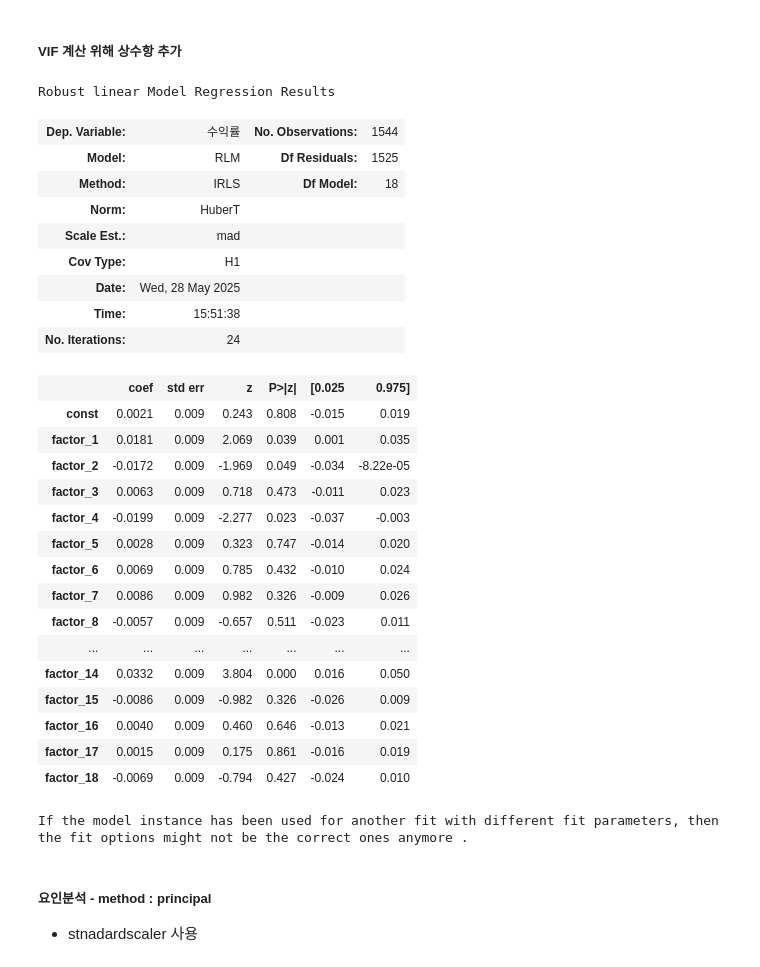
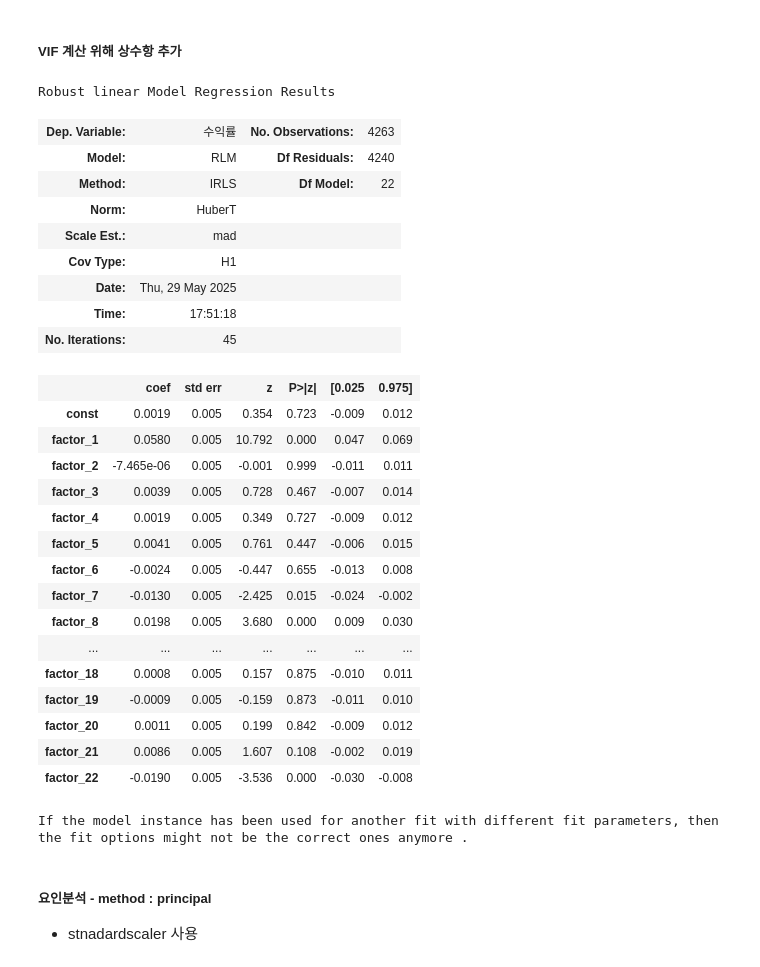
Before and after one commit to JungSeungwon98/ubion_project1, a Jupyter notebook: factor_analysis_with_rlm.ipynb, the cells around one changed output. Saved outputs shown, nothing was run; the diff lists cells and outputs as text; code cells hidden in the pictures.

```diff
--- a/factor_analysis_with_rlm.ipynb
+++ b/factor_analysis_with_rlm.ipynb
@@ -19,4 +31,5 @@ warnings.filterwarnings('ignore')
 # %% [markdown]
 ## 2. 데이터 불러오기
 # %%
-ts_rtn_df = pd.read_excel('data/ts_rtn.xlsx',dtype={'주식코드' : str})
+ts_rtn_df = pd.read_excel('data/ts_rtn_동행.xlsx',dtype={'주식코드' : str}).dropna()
+ts_rtn_df.shape
@@ -44,7 +38,7 @@ df.head()
 # %% [markdown]
 ##### 무한대 값이 있는 경우 제거, 상관분석 위해 (회사명, 주식코드, 연도, 수익률 제외)
 # %%
-df_clean = df.replace([np.inf, -np.inf], np.nan).dropna().iloc[:,3:-1]
+df_clean = ts_rtn_df.replace([np.inf, -np.inf], np.nan).dropna().iloc[:,3:-1]
 # %% [markdown]
 ## 3. 상관분석
 - 자기상관(상관계수가 0.9 이상인 컬럼쌍) 처리
@@ -208,40 +223,41 @@ Suggested number of factors: 18
 # %% [markdown]
 ##### VIF 계산 위해 상수항 추가
 # %%
-y = df.iloc[:,-1]
+y = ts_rtn_df.iloc[:,-1]
 X_data = sm.add_constant(X_data)
 
+# X_data, y = X_data.align(y, join='inner', axis=0)
 y.index = X_data.index
 model = sm.RLM(y,X_data)
 results = model.fit()
 results.summary()
 # %% [output]
 Robust linear Model Regression Results
-| Dep. Variable: | 수익률 | No. Observations: | 1544 |
-| Model: | RLM | Df Residuals: | 1525 |
-| Method: | IRLS | Df Model: | 18 |
+| Dep. Variable: | 수익률 | No. Observations: | 4263 |
+| Model: | RLM | Df Residuals: | 4240 |
+| Method: | IRLS | Df Model: | 22 |
 | Norm: | HuberT |  |  |
 | Scale Est.: | mad |  |  |
 | Cov Type: | H1 |  |  |
-| Date: | Wed, 28 May 2025 |  |  |
-| Time: | 15:51:38 |  |  |
-| No. Iterations: | 24 |  |  |
+| Date: | Thu, 29 May 2025 |  |  |
+| Time: | 17:51:18 |  |  |
+| No. Iterations: | 45 |  |  |
 |  | coef | std err | z | P>|z| | [0.025 | 0.975] |
-| const | 0.0021 | 0.009 | 0.243 | 0.808 | -0.015 | 0.019 |
-| factor_1 | 0.0181 | 0.009 | 2.069 | 0.039 | 0.001 | 0.035 |
-| factor_2 | -0.0172 | 0.009 | -1.969 | 0.049 | -0.034 | -8.22e-05 |
-| factor_3 | 0.0063 | 0.009 | 0.718 | 0.473 | -0.011 | 0.023 |
-| factor_4 | -0.0199 | 0.009 | -2.277 | 0.023 | -0.037 | -0.003 |
-| factor_5 | 0.0028 | 0.009 | 0.323 | 0.747 | -0.014 | 0.020 |
-| factor_6 | 0.0069 | 0.009 | 0.785 | 0.432 | -0.010 | 0.024 |
-| factor_7 | 0.0086 | 0.009 | 0.982 | 0.326 | -0.009 | 0.026 |
-| factor_8 | -0.0057 | 0.009 | -0.657 | 0.511 | -0.023 | 0.011 |
+| const | 0.0019 | 0.005 | 0.354 | 0.723 | -0.009 | 0.012 |
+| factor_1 | 0.0580 | 0.005 | 10.792 | 0.000 | 0.047 | 0.069 |
+| factor_2 | -7.465e-06 | 0.005 | -0.001 | 0.999 | -0.011 | 0.011 |
+| factor_3 | 0.0039 | 0.005 | 0.728 | 0.467 | -0.007 | 0.014 |
+| factor_4 | 0.0019 | 0.005 | 0.349 | 0.727 | -0.009 | 0.012 |
+| factor_5 | 0.0041 | 0.005 | 0.761 | 0.447 | -0.006 | 0.015 |
+| factor_6 | -0.0024 | 0.005 | -0.447 | 0.655 | -0.013 | 0.008 |
+| factor_7 | -0.0130 | 0.005 | -2.425 | 0.015 | -0.024 | -0.002 |
+| factor_8 | 0.0198 | 0.005 | 3.680 | 0.000 | 0.009 | 0.030 |
 | ... | ... | ... | ... | ... | ... | ... |
-| factor_14 | 0.0332 | 0.009 | 3.804 | 0.000 | 0.016 | 0.050 |
-| factor_15 | -0.0086 | 0.009 | -0.982 | 0.326 | -0.026 | 0.009 |
-| factor_16 | 0.0040 | 0.009 | 0.460 | 0.646 | -0.013 | 0.021 |
-| factor_17 | 0.0015 | 0.009 | 0.175 | 0.861 | -0.016 | 0.019 |
-| factor_18 | -0.0069 | 0.009 | -0.794 | 0.427 | -0.024 | 0.010 |
+| factor_18 | 0.0008 | 0.005 | 0.157 | 0.875 | -0.010 | 0.011 |
+| factor_19 | -0.0009 | 0.005 | -0.159 | 0.873 | -0.011 | 0.010 |
+| factor_20 | 0.0011 | 0.005 | 0.199 | 0.842 | -0.009 | 0.012 |
+| factor_21 | 0.0086 | 0.005 | 1.607 | 0.108 | -0.002 | 0.019 |
+| factor_22 | -0.0190 | 0.005 | -3.536 | 0.000 | -0.030 | -0.008 |
 If the model instance has been used for another fit with different fit parameters, then the fit options might not be the correct ones anymore .
 # %% [markdown]
 ##### 요인분석 - method : principal
```
Also changed, not shown: parts of 12 cells of this notebook, 16 other files.
